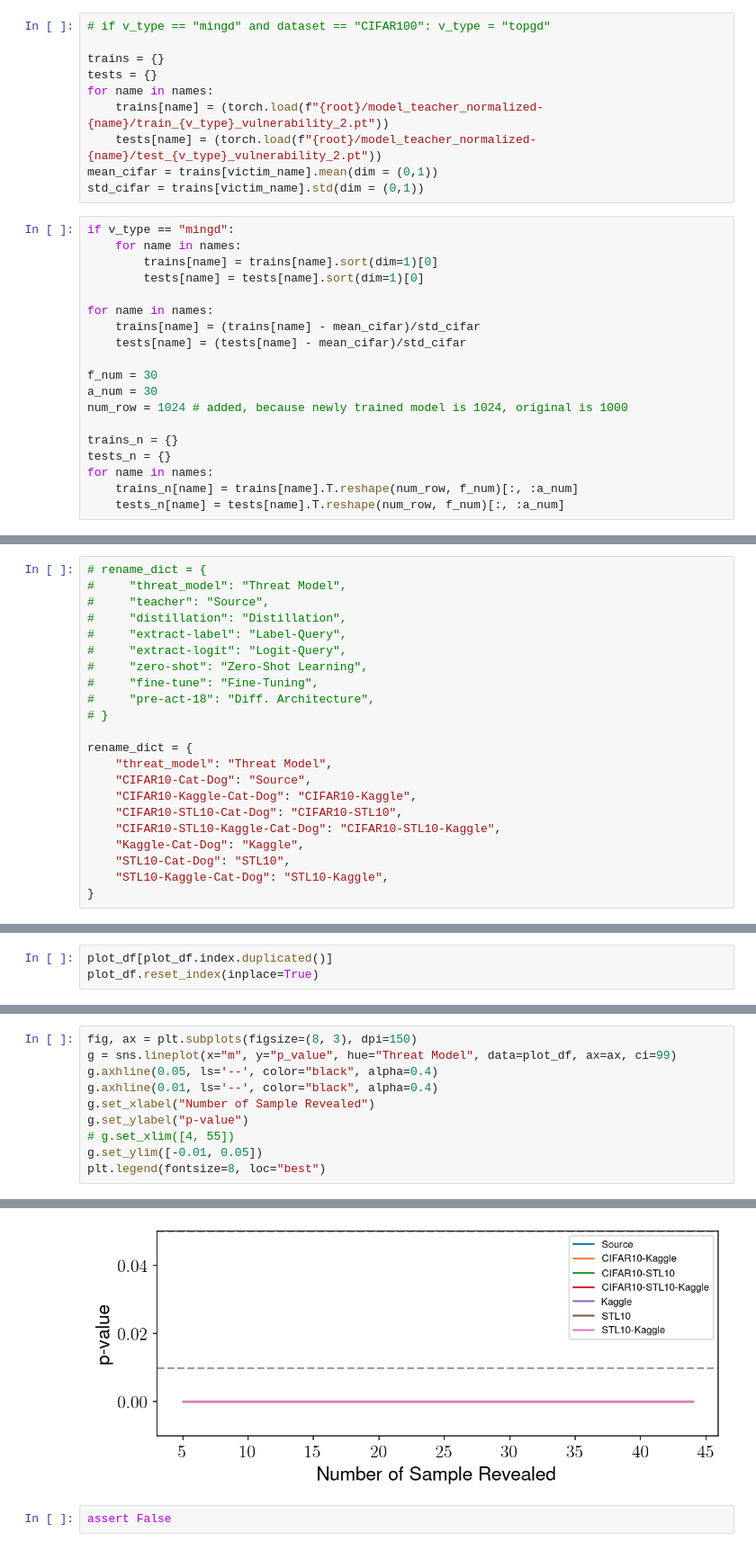
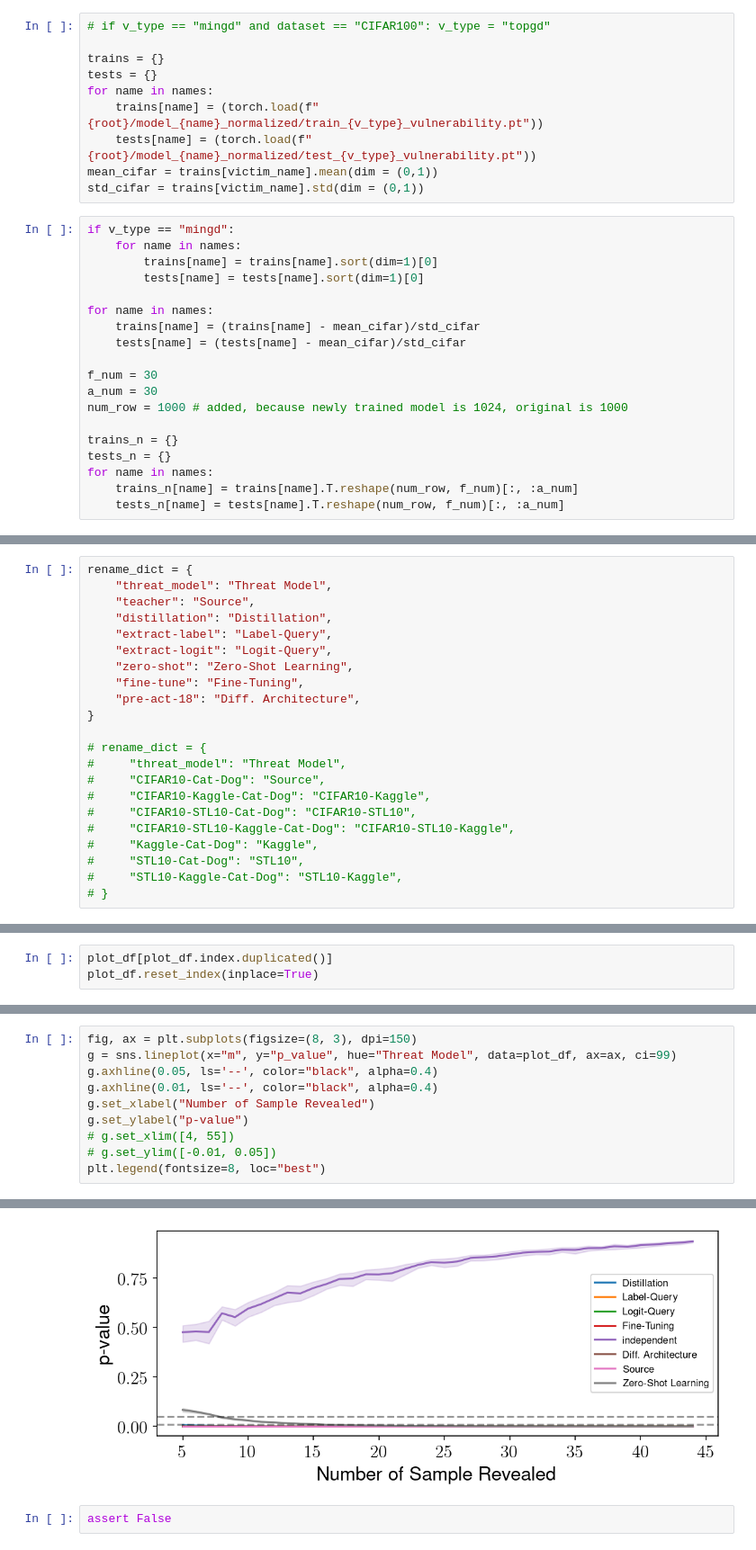
Before and after one commit to TINGWEIJING/dataset-inference, a Jupyter notebook: notebooks/CIFAR10_rand.ipynb, the cells around one changed output, grey strips where cells are left out. Shown at 90% size. Drawn from its saved outputs; the diff is of its cells as text.

Commit message:
Update for CIFAR CINIC

```diff
--- a/notebooks/CIFAR10_rand.ipynb
+++ b/notebooks/CIFAR10_rand.ipynb
@@ -74,8 +75,8 @@ victim_name = "CIFAR10-Cat-Dog"
 trains = {}
 tests = {}
 for name in names:
-    trains[name] = (torch.load(f"{root}/model_teacher_normalized-{name}/train_{v_type}_vulnerability_2.pt"))
-    tests[name] = (torch.load(f"{root}/model_teacher_normalized-{name}/test_{v_type}_vulnerability_2.pt"))
+    trains[name] = (torch.load(f"{root}/model_{name}_normalized/train_{v_type}_vulnerability.pt"))
+    tests[name] = (torch.load(f"{root}/model_{name}_normalized/test_{v_type}_vulnerability.pt"))
 mean_cifar = trains[victim_name].mean(dim = (0,1))
 std_cifar = trains[victim_name].std(dim = (0,1))
 # %%
@@ -90,7 +91,7 @@ for name in names:
 
 f_num = 30
 a_num = 30
-num_row = 1024 # added, because newly trained model is 1024, original is 1000
+num_row = 1000 # added, because newly trained model is 1024, original is 1000
 
 trains_n = {}
 tests_n = {}
@@ -250,27 +257,27 @@ plt.rcParams.update({
 # %% [markdown]
 #### Renaming
 # %%
+rename_dict = {
+    "threat_model": "Threat Model",
+    "teacher": "Source",
+    "distillation": "Distillation",
+    "extract-label": "Label-Query",
+    "extract-logit": "Logit-Query",
+    "zero-shot": "Zero-Shot Learning",
+    "fine-tune": "Fine-Tuning",
+    "pre-act-18": "Diff. Architecture",
+}
+
 # rename_dict = {
 #     "threat_model": "Threat Model",
-#     "teacher": "Source",
-#     "distillation": "Distillation",
-#     "extract-label": "Label-Query",
-#     "extract-logit": "Logit-Query",
-#     "zero-shot": "Zero-Shot Learning",
-#     "fine-tune": "Fine-Tuning",
-#     "pre-act-18": "Diff. Architecture",
+#     "CIFAR10-Cat-Dog": "Source",
+#     "CIFAR10-Kaggle-Cat-Dog": "CIFAR10-Kaggle",
+#     "CIFAR10-STL10-Cat-Dog": "CIFAR10-STL10",
+#     "CIFAR10-STL10-Kaggle-Cat-Dog": "CIFAR10-STL10-Kaggle",
+#     "Kaggle-Cat-Dog": "Kaggle",
+#     "STL10-Cat-Dog": "STL10",
+#     "STL10-Kaggle-Cat-Dog": "STL10-Kaggle",
 # }
-
-rename_dict = {
-    "threat_model": "Threat Model",
-    "CIFAR10-Cat-Dog": "Source",
-    "CIFAR10-Kaggle-Cat-Dog": "CIFAR10-Kaggle",
-    "CIFAR10-STL10-Cat-Dog": "CIFAR10-STL10",
-    "CIFAR10-STL10-Kaggle-Cat-Dog": "CIFAR10-STL10-Kaggle",
-    "Kaggle-Cat-Dog": "Kaggle",
-    "STL10-Cat-Dog": "STL10",
-    "STL10-Kaggle-Cat-Dog": "STL10-Kaggle",
-}
 # %%
 plot_df = (results_df.rename(columns=rename_dict).replace(rename_dict)
            .query('(m >= 5)')
@@ -309,16 +316,16 @@ plot_df
 # %%
 fig, ax = plt.subplots(figsize=(8, 3), dpi=150)
 g = sns.lineplot(x="m", y="p_value", hue="Threat Model", data=plot_df, ax=ax, ci=99)
 g.axhline(0.05, ls='--', color="black", alpha=0.4)
 g.axhline(0.01, ls='--', color="black", alpha=0.4)
 g.set_xlabel("Number of Sample Revealed")
 g.set_ylabel("p-value")
 # g.set_xlim([4, 55])
-g.set_ylim([-0.01, 0.05])
+# g.set_ylim([-0.01, 0.05])
 plt.legend(fontsize=8, loc="best")
 # %% [output]
 <matplotlib.legend.Legend at 0x...>
-[figure, old version]
+[figure, new version]
 # %%
 assert False
 # %% [output]
```
Also changed, not shown: parts of 7 cells of this notebook, 32 other files.
